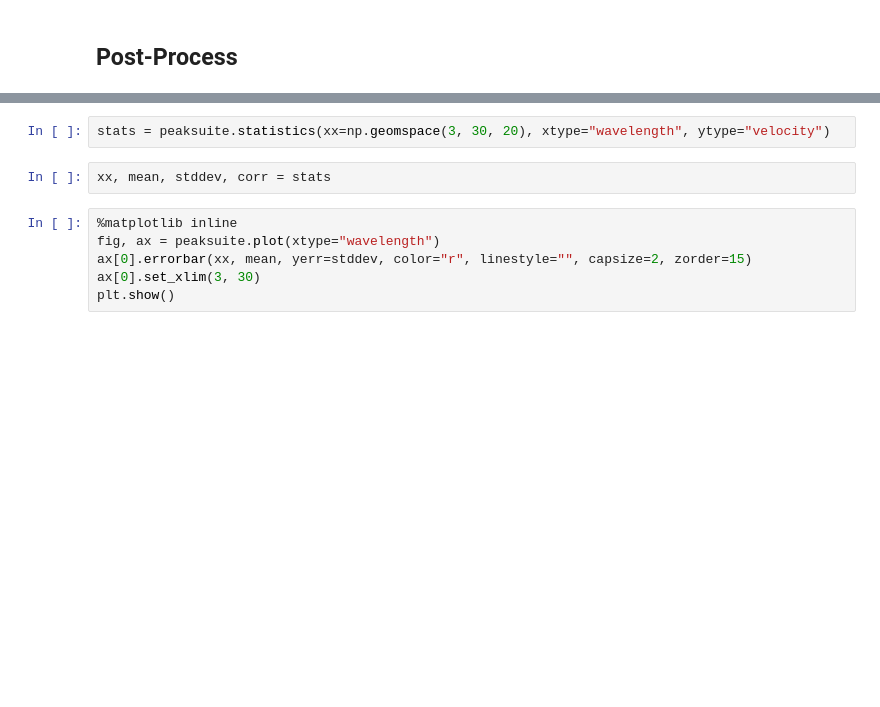
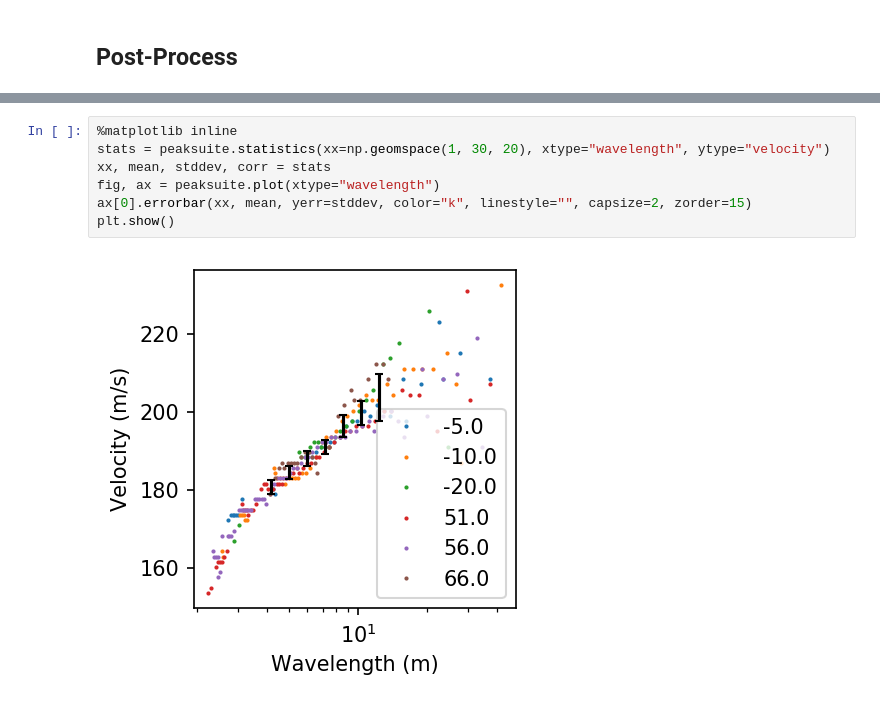
Before and after one commit to jpvantassel/swprocess, a Jupyter notebook: examples/masw.ipynb, the cells around one changed output, grey strips where cells are left out. Drawn from its saved outputs; the diff is of its cells as text; blank space fills up the shorter version.

```diff
--- a/examples/masw.ipynb
+++ b/examples/masw.ipynb
@@ -222,13 +240,12 @@ ax[0].set_xlim(1, 100)
-# %%
-stats = peaksuite.statistics(xx=np.geomspace(3, 30, 20), xtype="wavelength", ytype="velocity")
-# %%
-xx, mean, stddev, corr = stats
 # %%
 %matplotlib inline
+stats = peaksuite.statistics(xx=np.geomspace(1, 30, 20), xtype="wavelength", ytype="velocity")
+xx, mean, stddev, corr = stats
 fig, ax = peaksuite.plot(xtype="wavelength")
-ax[0].errorbar(xx, mean, yerr=stddev, color="r", linestyle="", capsize=2, zorder=15)
-ax[0].set_xlim(3, 30)
+ax[0].errorbar(xx, mean, yerr=stddev, color="k", linestyle="", capsize=2, zorder=15)
 plt.show()
+# %% [output]
+[figure, added]
 # %%
 fig, axs = randplot.plot_stats(*stats)
 
```
Also changed, not shown: parts of 15 cells of this notebook, 49 other files.
